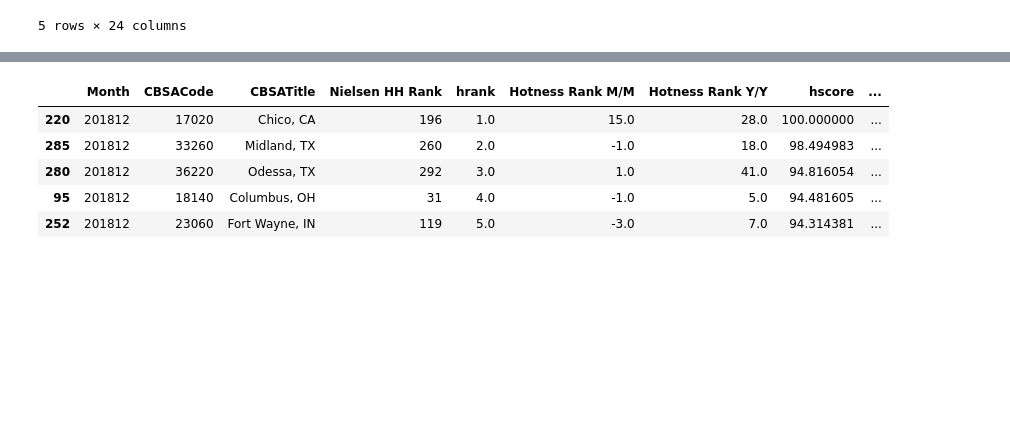
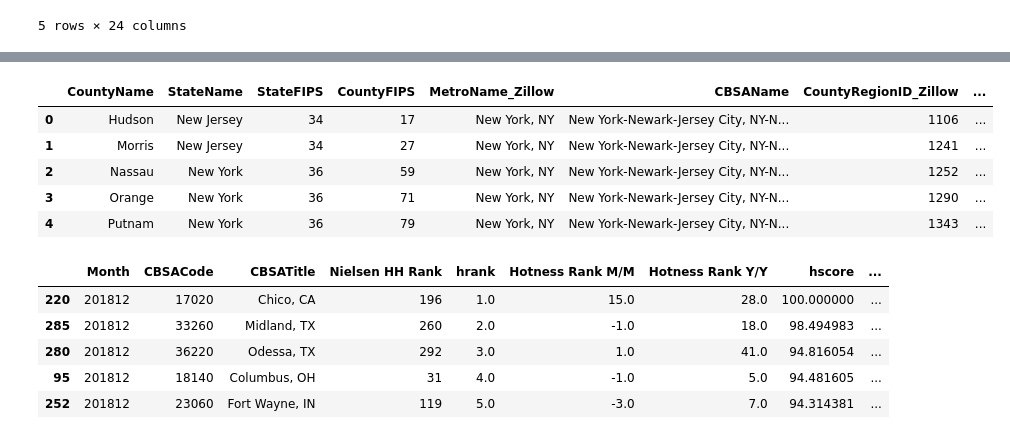
Before and after one commit to LoriHarris/Real_Estate_Affordability, a Jupyter notebook: plots.ipynb, the cells around one changed output, grey strips where cells are left out. Cells and saved outputs as stored; diff of their text form; code cells hidden in the pictures; blank space fills up the shorter version.

```diff
--- a/plots.ipynb
+++ b/plots.ipynb
@@ -26,3 +54,12 @@ data.head()
+# %%
+regionid_data.head()
+# %% [output]
+|  | CountyName | StateName | StateFIPS | CountyFIPS | MetroName_Zillow | CBSAName | CountyRegionID_Zillow | ... |
+| 0 | Hudson | New Jersey | 34 | 17 | New York, NY | New York-Newark-Jersey City, NY-N... | 1106 | ... |
+| 1 | Morris | New Jersey | 34 | 27 | New York, NY | New York-Newark-Jersey City, NY-N... | 1241 | ... |
+| 2 | Nassau | New York | 36 | 59 | New York, NY | New York-Newark-Jersey City, NY-N... | 1252 | ... |
+| 3 | Orange | New York | 36 | 71 | New York, NY | New York-Newark-Jersey City, NY-N... | 1290 | ... |
+| 4 | Putnam | New York | 36 | 79 | New York, NY | New York-Newark-Jersey City, NY-N... | 1343 | ... |
 # %%
 # data.count()
 # data_clean = data.dropna(how='any')
```
Also changed, not shown: parts of 3 cells of this notebook, 1 other file.
